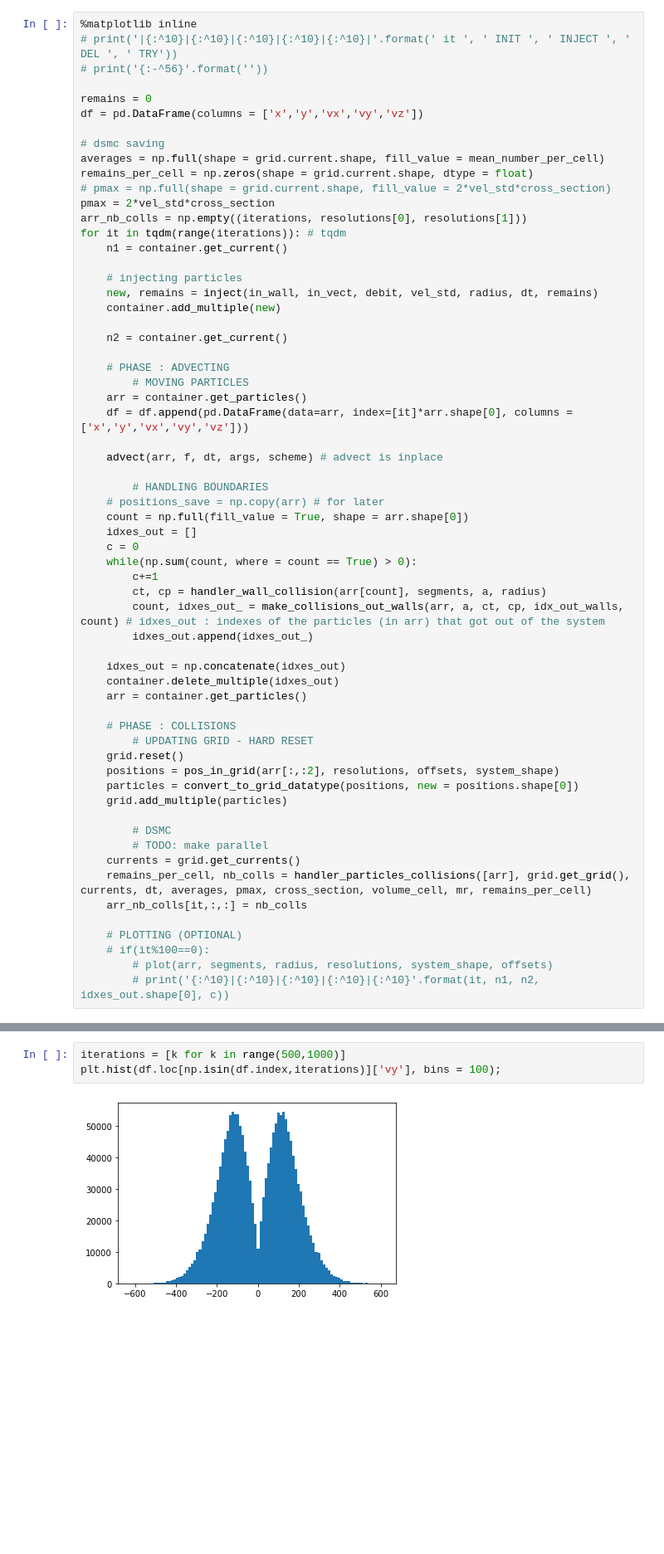
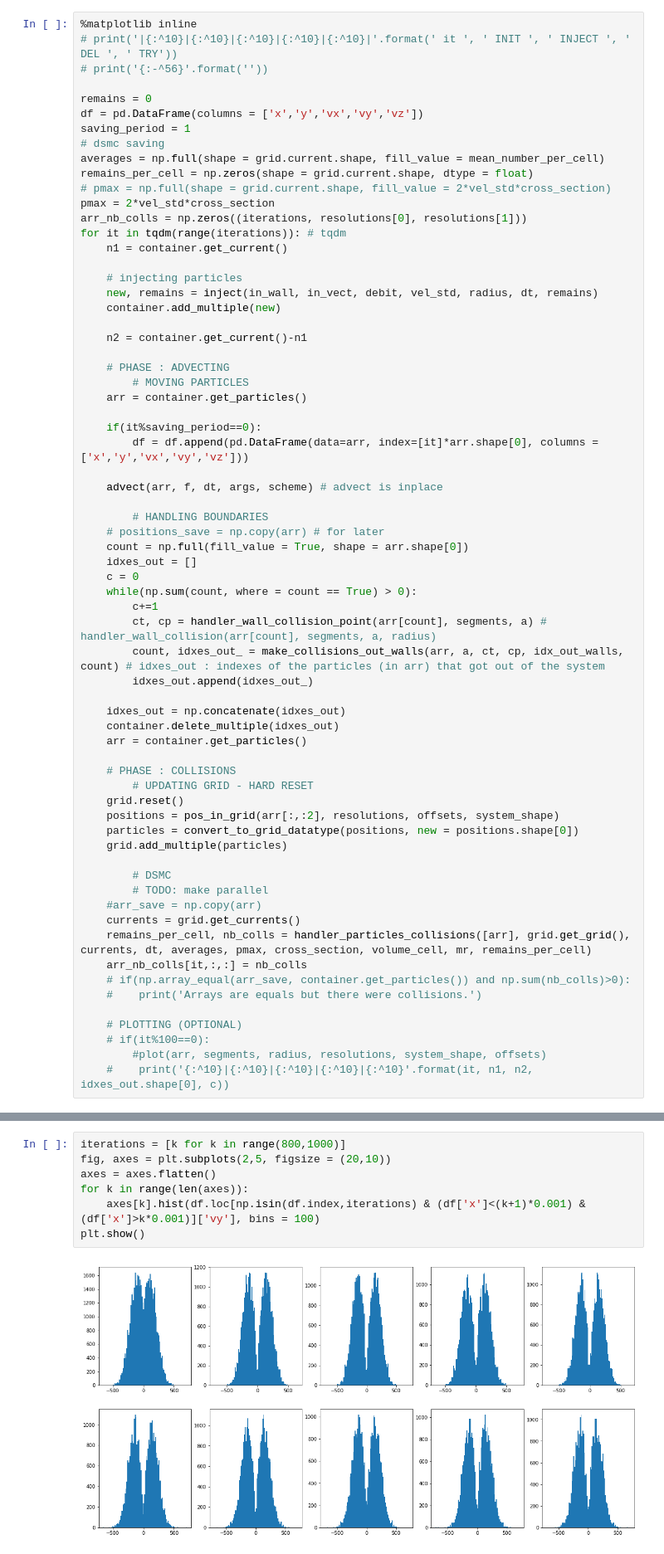
Before and after one commit to Quettle/lppydsmc, a Jupyter notebook: dev_tests.ipynb, the cells around one changed output, grey strips where cells are left out. Shown at 83% size. Saved outputs shown, nothing was run; the diff lists cells and outputs as text; blank space fills up the shorter version.

```diff
--- a/dev_tests.ipynb
+++ b/dev_tests.ipynb
@@ -704,13 +900,13 @@ def convert_to_grid_datatype(positions, new, old = 0):
 
 remains = 0
 df = pd.DataFrame(columns = ['x','y','vx','vy','vz'])
-
+saving_period = 1
 # dsmc saving
 averages = np.full(shape = grid.current.shape, fill_value = mean_number_per_cell)
 remains_per_cell = np.zeros(shape = grid.current.shape, dtype = float)
 # pmax = np.full(shape = grid.current.shape, fill_value = 2*vel_std*cross_section)
 pmax = 2*vel_std*cross_section
-arr_nb_colls = np.empty((iterations, resolutions[0], resolutions[1]))
+arr_nb_colls = np.zeros((iterations, resolutions[0], resolutions[1]))
 for it in tqdm(range(iterations)): # tqdm
     n1 = container.get_current()
 
@@ -718,12 +914,14 @@ for it in tqdm(range(iterations)): # tqdm
     new, remains = inject(in_wall, in_vect, debit, vel_std, radius, dt, remains)
     container.add_multiple(new)
 
-    n2 = container.get_current()
+    n2 = container.get_current()-n1
 
     # PHASE : ADVECTING
         # MOVING PARTICLES
     arr = container.get_particles()
-    df = df.append(pd.DataFrame(data=arr, index=[it]*arr.shape[0], columns = ['x','y','vx','vy','vz']))
+
+    if(it%saving_period==0):
+        df = df.append(pd.DataFrame(data=arr, index=[it]*arr.shape[0], columns = ['x','y','vx','vy','vz']))
 
     advect(arr, f, dt, args, scheme) # advect is inplace
 
@@ -734,7 +932,7 @@ for it in tqdm(range(iterations)): # tqdm
     c = 0
     while(np.sum(count, where = count == True) > 0):
         c+=1
-        ct, cp = handler_wall_collision(arr[count], segments, a, radius)
+        ct, cp = handler_wall_collision_point(arr[count], segments, a) # handler_wall_collision(arr[count], segments, a, radius)
         count, idxes_out_ = make_collisions_out_walls(arr, a, ct, cp, idx_out_walls, count) # idxes_out : indexes of the particles (in arr) that got out of the system
         idxes_out.append(idxes_out_)
 
@@ -751,11 +949,14 @@ for it in tqdm(range(iterations)): # tqdm
 
         # DSMC
         # TODO: make parallel
+    #arr_save = np.copy(arr)
     currents = grid.get_currents()
     remains_per_cell, nb_colls = handler_particles_collisions([arr], grid.get_grid(), currents, dt, averages, pmax, cross_section, volume_cell, mr, remains_per_cell)
     arr_nb_colls[it,:,:] = nb_colls
+    # if(np.array_equal(arr_save, container.get_particles()) and np.sum(nb_colls)>0):
+    #    print('Arrays are equals but there were collisions.')
 
     # PLOTTING (OPTIONAL)
     # if(it%100==0):
-        # plot(arr, segments, radius, resolutions, system_shape, offsets)
-        # print('{:^10}|{:^10}|{:^10}|{:^10}|{:^10}'.format(it, n1, n2, idxes_out.shape[0], c))
+        #plot(arr, segments, radius, resolutions, system_shape, offsets)
+    #    print('{:^10}|{:^10}|{:^10}|{:^10}|{:^10}'.format(it, n1, n2, idxes_out.shape[0], c))
@@ -792,5 +1009,9 @@ plt.hist(df.loc[df.index == 10]['vy'], bins = 50);
 # %%
-iterations = [k for k in range(500,1000)]
-plt.hist(df.loc[np.isin(df.index,iterations)]['vy'], bins = 100);
+iterations = [k for k in range(800,1000)]
+fig, axes = plt.subplots(2,5, figsize = (20,10))
+axes = axes.flatten()
+for k in range(len(axes)):
+    axes[k].hist(df.loc[np.isin(df.index,iterations) & (df['x']<(k+1)*0.001) & (df['x']>k*0.001)]['vy'], bins = 100)
+plt.show()
 # %% [output]
-[figure, old version]
+[figure, new version]
```
Also changed, not shown: parts of 53 cells of this notebook, 5 other files.
